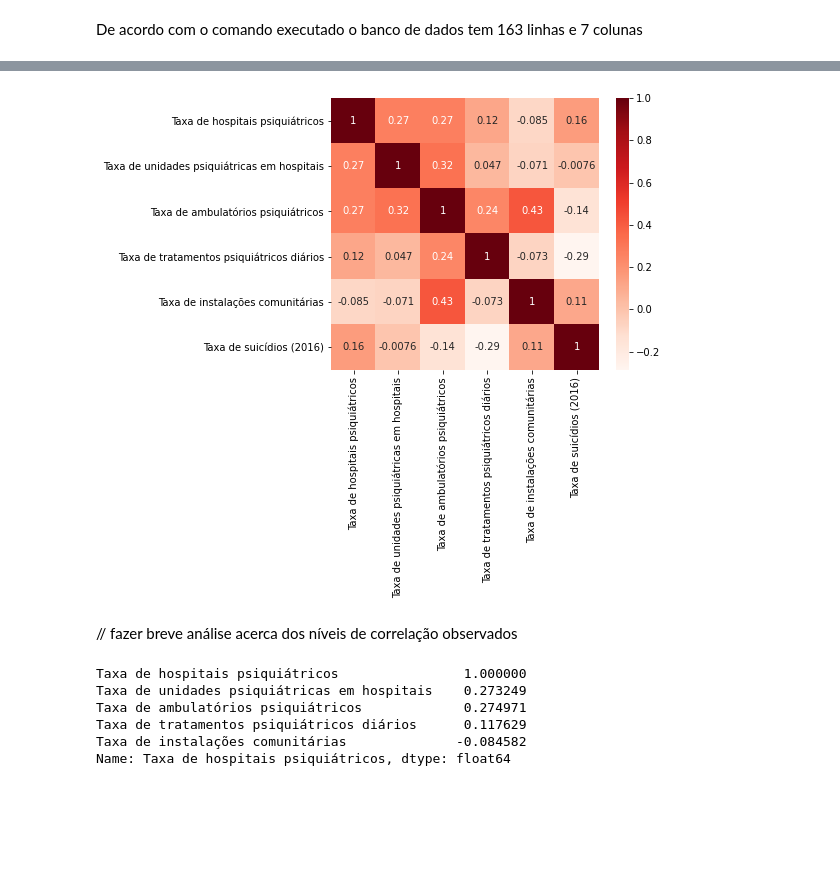
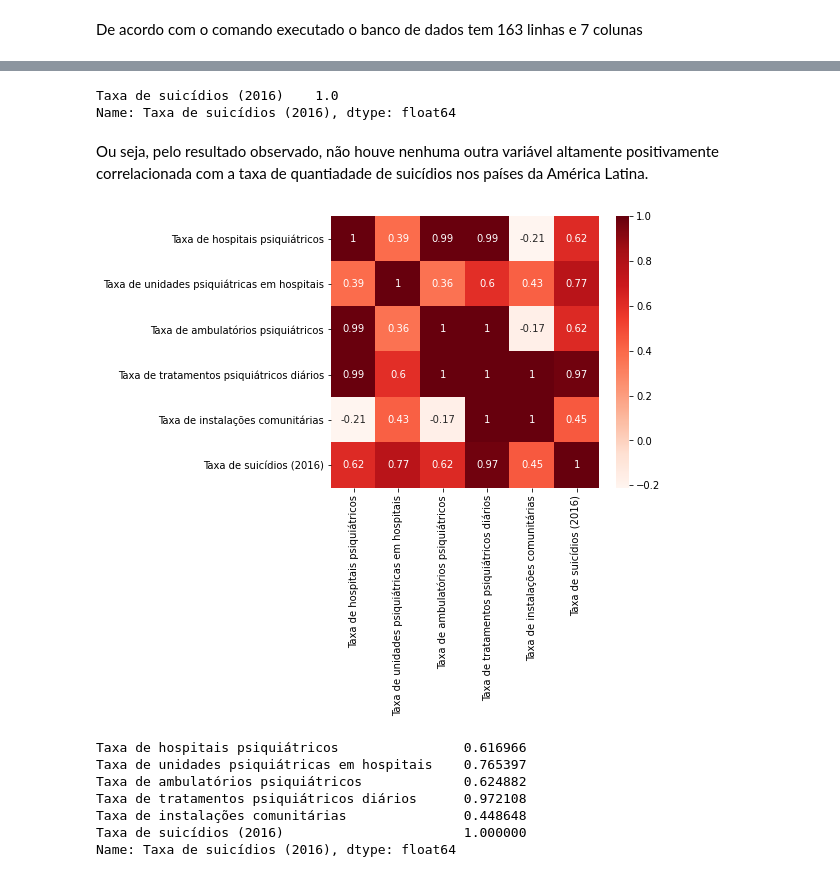
Before and after one commit to brunamulinari/TechLabsProject_PsiData, a Jupyter notebook: suicidios_saudemental_OMS.ipynb, the cells around one changed output, grey strips where cells are left out. Drawn from its saved outputs; the diff is of its cells as text; code cells hidden in the pictures; blank space fills up the shorter version.

```diff
--- a/suicidios_saudemental_OMS.ipynb
+++ b/suicidios_saudemental_OMS.ipynb
@@ -234,16 +1107,11 @@ df_saudeM2016.shape
 (163, 7)
 # %% [markdown]
 De acordo com o comando executado o banco de dados tem 163 linhas e 7 colunas
-# %%
-#seleção dos países da América Latina + 3 países ricos (EUA, Alemanha e Japão)
-
-lista2 = list(['Brazil', 'Antigua and Barbuda', 'Argentina', 'Bahamas', 'Barbados', 'Belize',
-              'Bolivia (Plurinational State of)', 'Chile', 'Colombia', 'Costa Rica', 'Cuba', 'Ecuador',
-              'El Salvador', 'Grenada', 'Guatemala', 'Guyana', 'Haiti', 'Jamaica', 'Mexico', 'Nicaragua',
-              'Panama', 'Paraguay', 'Peru', 'Saint Vincent and the Grenadines', 'Saint Lucia',
-              'Trinidad and Tobago', 'Uruguay', 'Venezuela (Bolivarian Republic of)',
-               'United States of America', 'Germany', 'Japan'])
-
-df_saudeM2016 = df_saudeM2016.loc[df_saudeM2016['País'].isin(lista2)]
+# %%
+#seleção dos países da América Latina + países ricos selecionados
+#lembrando que a lista com países já foi criada utilizando a base de dados
+# anterior
+
+df_saudeM2016 = df_saudeM2016.loc[df_saudeM2016['País'].isin(lista)]
 # %%
 #visualizar mudanças a partir da seleção específica de países
@@ -307,0 +1169,10 @@ df_saudeM2016.describe()
+# %%
+#inserção de mais uma coluna, agora com a taxa de suicídios dos países selecionados para o ano 2016
+#desta forma é possível observar correlações entre a quantidade de instalações
+#de saúde mental e a quantidade de suicídios em cada país no ano de 2016
+
+Taxa_suicidios = [0.5, 8.3, 3.6, 0.6, 5.8, 6.6, 6.0, 10.0, 4.2, 7.7, 13.4, 9.0,
+                  5.7, 13.0, 1.0, 5.7, 37.9, 9.8, 2.2, 17.5, 5.6, 4.4, 12.6, 3.3, 5.3,
+                  2.6, 7.4, 0.7, 9.1, 14.1, 9.8, 6.0, 15.1, 21.1]
+df_saudeM2016['Taxa de suicídios (2016)'] = Taxa_suicidios
+print(df_saudeM2016)
@@ -342,0 +1217,7 @@ KeyError: ignored
+# %%
+#criação de um dataframe para cada grupo
+#1) América Latina; 2) Países ricos selecionados 3) Brasil
+
+dfSM_AL = df_saudeM2016.loc[df_saudeM2016['País'].isin(lista_AL)]
+dfSM_PPC = df_saudeM2016.loc[df_saudeM2016['País'].isin(lista_PR)]
+dfSM_BR = df_saudeM2016.loc[df_saudeM2016['País'].isin(lista_BR)]
@@ -347,24 +1290,32 @@ import seaborn as sns
+# %%
+# Seleção das características altamente correlacionadas, com nível de correlação maior que 0,5
+alta_corr = corr_taxaSuic[(abs(corr_taxaSuic) > 0.5)]
+print(alta_corr)
+# %% [output]
+Taxa de suicídios (2016)    1.0
+Name: Taxa de suicídios (2016), dtype: float64
+# %% [markdown]
+Ou seja, pelo resultado observado, não houve nenhuma outra variável altamente positivamente correlacionada com a taxa de quantiadade de suicídios nos países da América Latina.
 # %%
-#exibição de um gráfico de correlação entre variáveis
+#exibição de um gráfico de correlação para os países ricos selecionados
 
 plt.figure (figsize = (6,5))
-cor = df_saudeM2016.corr ()
-sns.heatmap (cor, annot = True, cmap = plt.cm.Reds)
+cor2 = dfSM_PPC.corr ()
+sns.heatmap (cor2, annot = True, cmap = plt.cm.Reds)
 plt.show ()
 # %% [output]
-[figure, old version]
+[figure, new version]
-# %% [markdown]
-// fazer breve análise acerca dos níveis de correlação observados
 # %%
-# Exibindo a correlação das demais variáveis com a quantidade (taxa) de hospitais de saúde mental
-corr_taxaHospSM = cor['Taxa de hospitais psiquiátricos']
-print(corr_taxaHospSM)
+# Exibindo a correlação das demais variáveis com a quantidade (taxa) de hospitais de saúde mental para os países ricos selecionados
+corr_taxaSuic2 = cor2['Taxa de suicídios (2016)']
+print(corr_taxaSuic2)
 # %% [output]
-Taxa de hospitais psiquiátricos                1.000000
-Taxa de unidades psiquiátricas em hospitais    0.273249
-Taxa de ambulatórios psiquiátricos             0.274971
-Taxa de tratamentos psiquiátricos diários      0.117629
-Taxa de instalações comunitárias              -0.084582
-Name: Taxa de hospitais psiquiátricos, dtype: float64
+Taxa de hospitais psiquiátricos                0.616966
+Taxa de unidades psiquiátricas em hospitais    0.765397
+Taxa de ambulatórios psiquiátricos             0.624882
+Taxa de tratamentos psiquiátricos diários      0.972108
+Taxa de instalações comunitárias               0.448648
+Taxa de suicídios (2016)                       1.000000
+Name: Taxa de suicídios (2016), dtype: float64
 # %%
 # Seleção das características altamente correlacionadas, com nível de correlação maior que 0,5
```
Also changed, not shown: parts of 155 cells of this notebook.
